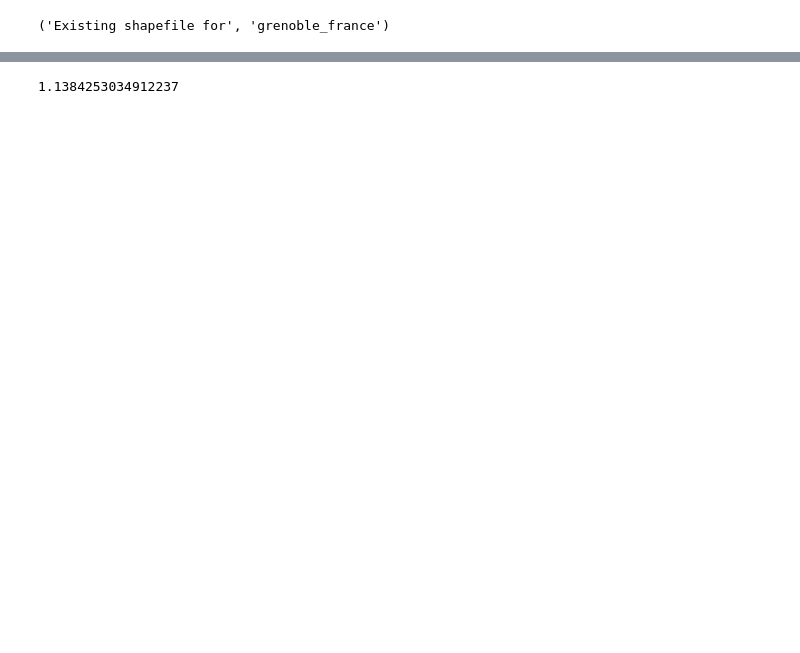
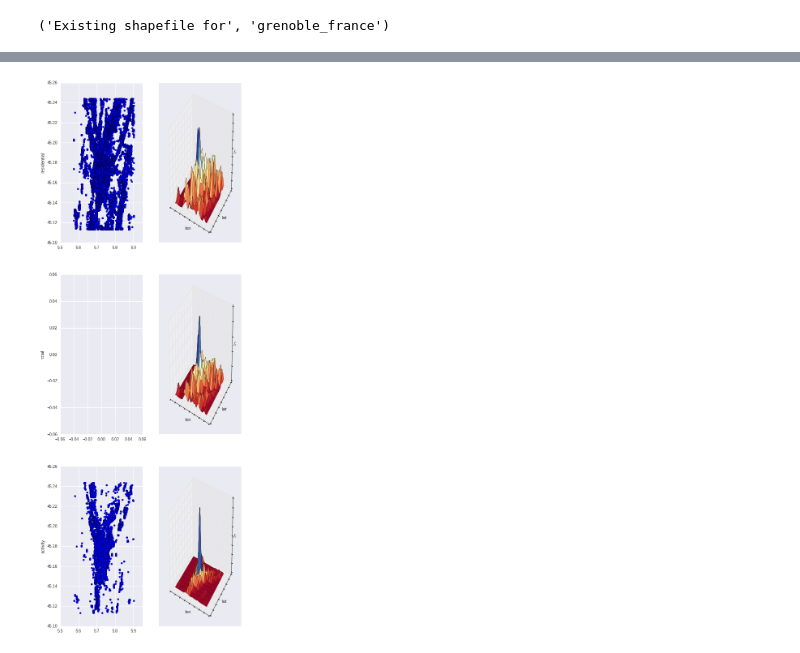
Before and after one commit to martibosch/landusemix, a Jupyter notebook: urban_analysis/notebooks/grenoble_mix.ipynb, the cells around one changed output, grey strips where cells are left out. Cells and saved outputs as stored; diff of their text form; code cells hidden in the pictures; blank space fills up the shorter version.

```diff
--- a/urban_analysis/notebooks/grenoble_mix.ipynb
+++ b/urban_analysis/notebooks/grenoble_mix.ipynb
@@ -82,0 +111,2 @@ ser = pd.Series(categories_kde.values(), index=list(map(str, categories_kde.keys
+# %%
+categories_kde = kde_all[0]
@@ -107,36 +307,37 @@ for i, (ki, vi) in enumerate(categories_list):
         phi += np.sum(vi - vj) # here i would divide it by l, but computationally i can do that at the end
 
 phi_mix = phi / l # (l * n * (n-1) * .5)
-# %%
-phi_mix
-# %% [output]
-1.1384253034912237
 # %%
 import matplotlib.cm as cm
 import matplotlib.pyplot as plt
 from mpl_toolkits.mplot3d import Axes3D
+import utils
 
-%matplotlib qt
+%matplotlib inline
 n_rows = len(categories_kde)
 base_figsize = 8
-xx, yy = kde._grid_from_bbox(bbox)
+xx, yy = utils.grid_from_bbox(bbox,grid_step)
 
 fig = plt.figure(figsize=(8, 8 * n_rows))
 i = 1
-for label, z in categories_kde.items():
-    category_pois = all_pois_df[all_pois_df['key'] == label]
-    ax1 = fig.add_subplot(n_rows, 2, i)
-    ax2 = fig.add_subplot(n_rows, 2, i+1, projection='3d')
-    ax1.scatter(category_pois['lon'], category_pois['lat'])
-    ax1.set_ylabel(label, rotation=90)
-    ax2.plot_surface(xx, yy, z, cmap=cm.RdYlBu)
-    i += 2
-    ax2.set_xlabel('lon', labelpad=-10)
-    ax2.set_ylabel('lat', labelpad=-10)
-    ax2.zaxis.set_rotate_label(False) # workaround
-    ax2.set_zlabel(r'$f_c$', rotation=0, labelpad=-15)
-    ax2.w_xaxis.set_ticklabels([])
-    ax2.w_yaxis.set_ticklabels([])
-    ax2.w_zaxis.set_ticklabels([])
+for categories_kde in kde_all:
+    print('---------------')
+    for label, z in categories_kde.items():
+        category_pois = pois_df[pois_df['category'] == label]
+        ax1 = fig.add_subplot(n_rows, 2, i)
+        ax2 = fig.add_subplot(n_rows, 2, i+1, projection='3d')
+        ax1.scatter(category_pois['lon'], category_pois['lat'])
+        ax1.set_ylabel(label, rotation=90)
+        ax2.plot_surface(xx, yy, z, cmap=cm.RdYlBu)
+        i += 2
+        ax2.set_xlabel('lon', labelpad=-10)
+        ax2.set_ylabel('lat', labelpad=-10)
+        ax2.zaxis.set_rotate_label(False) # workaround
+        ax2.set_zlabel(r'$f_c$', rotation=0, labelpad=-15)
+        ax2.w_xaxis.set_ticklabels([])
+        ax2.w_yaxis.set_ticklabels([])
+        ax2.w_zaxis.set_ticklabels([])
 
 plt.show()
+# %% [output]
+[figure, added]
```
Also changed, not shown: parts of 19 cells of this notebook, 1 other file.
